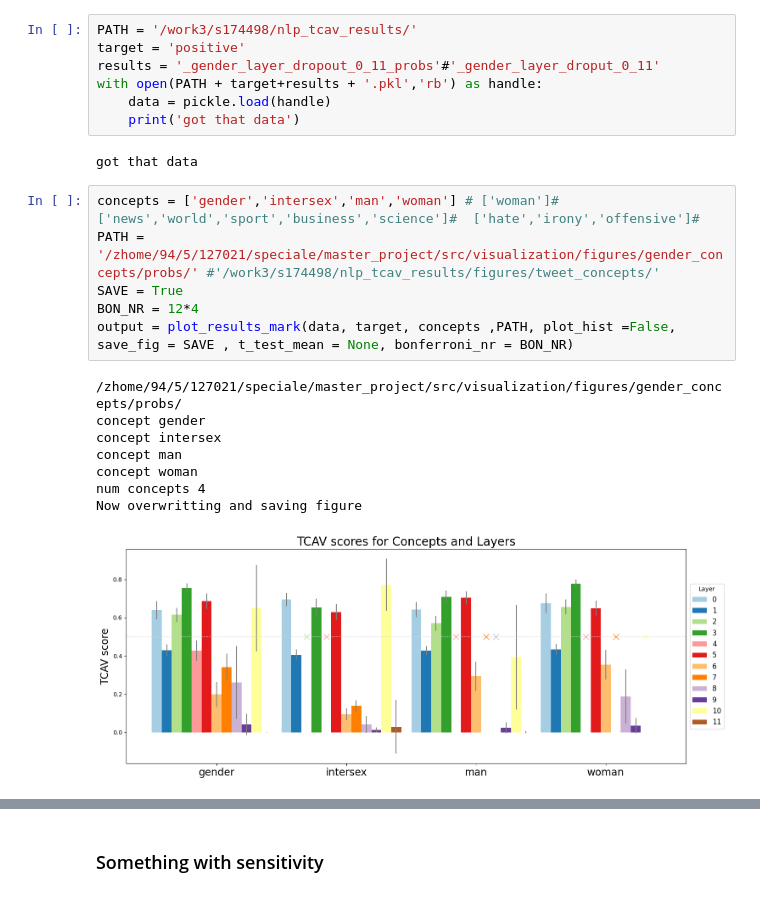
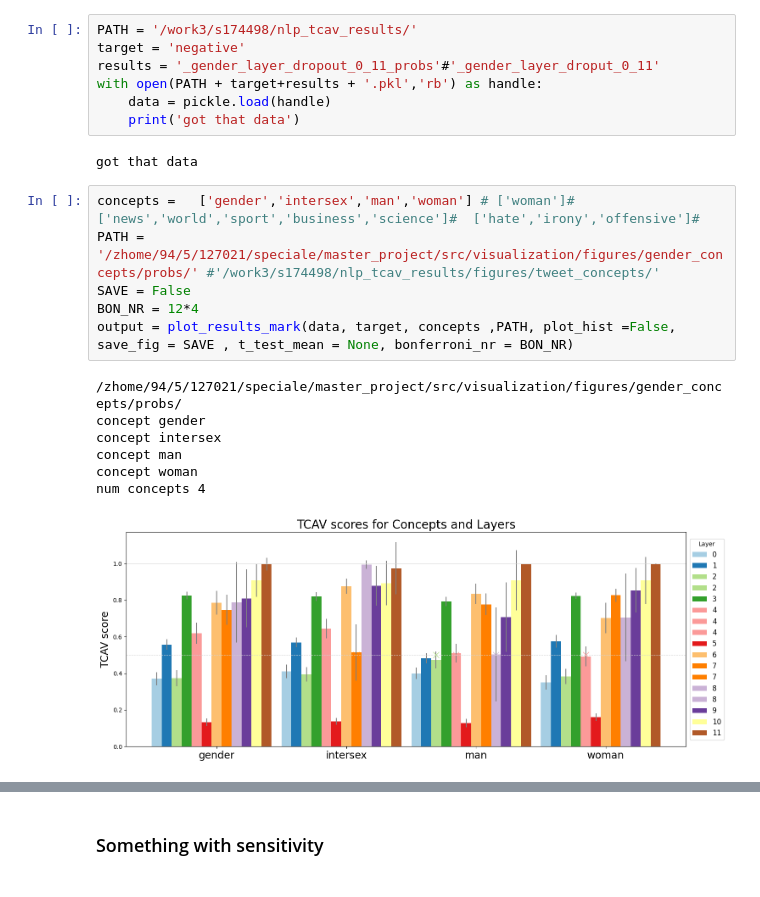
Before and after one commit to gaunby/master_project, a Jupyter notebook: notebooks/tcav_plot.ipynb, the cells around one changed output, grey strips where cells are left out. Drawn from its saved outputs; the diff is of its cells as text.

```diff
--- a/notebooks/tcav_plot.ipynb
+++ b/notebooks/tcav_plot.ipynb
@@ -16,7 +16,7 @@ sys.path.insert(0,'/zhome/94/5/127021/speciale/master_project')
 from src.visualization.tcav_visual import plot_results, plot_results_mark
 # %%
 PATH = '/work3/s174498/nlp_tcav_results/'
-target = 'positive'
+target = 'negative'
 results = '_gender_layer_dropout_0_11_probs'#'_gender_layer_droput_0_11'
 with open(PATH + target+results + '.pkl','rb') as handle:
     data = pickle.load(handle)
@@ -24,17 +24,16 @@ with open(PATH + target+results + '.pkl','rb') as handle:
 # %% [output]
 got that data
 # %%
-concepts = ['gender','intersex','man','woman'] # ['woman']#  ['news','world','sport','business','science']#  ['hate','irony','offensive']#
+concepts =   ['gender','intersex','man','woman'] # ['woman']#  ['news','world','sport','business','science']#  ['hate','irony','offensive']#
 PATH =  '/zhome/94/5/127021/speciale/master_project/src/visualization/figures/gender_concepts/probs/' #'/work3/s174498/nlp_tcav_results/figures/tweet_concepts/'
-SAVE = True
+SAVE = False
 BON_NR = 12*4
 output = plot_results_mark(data, target, concepts ,PATH, plot_hist =False, save_fig = SAVE , t_test_mean = None, bonferroni_nr = BON_NR)
 # %% [output]
 /zhome/94/5/127021/speciale/master_project/src/visualization/figures/gender_concepts/probs/
 concept gender
 concept intersex
 concept man
 concept woman
 num concepts 4
-Now overwritting and saving figure
-[figure, old version]
+[figure, new version]
```
Also changed, not shown: parts of 3 cells of this notebook, 2 other files.
